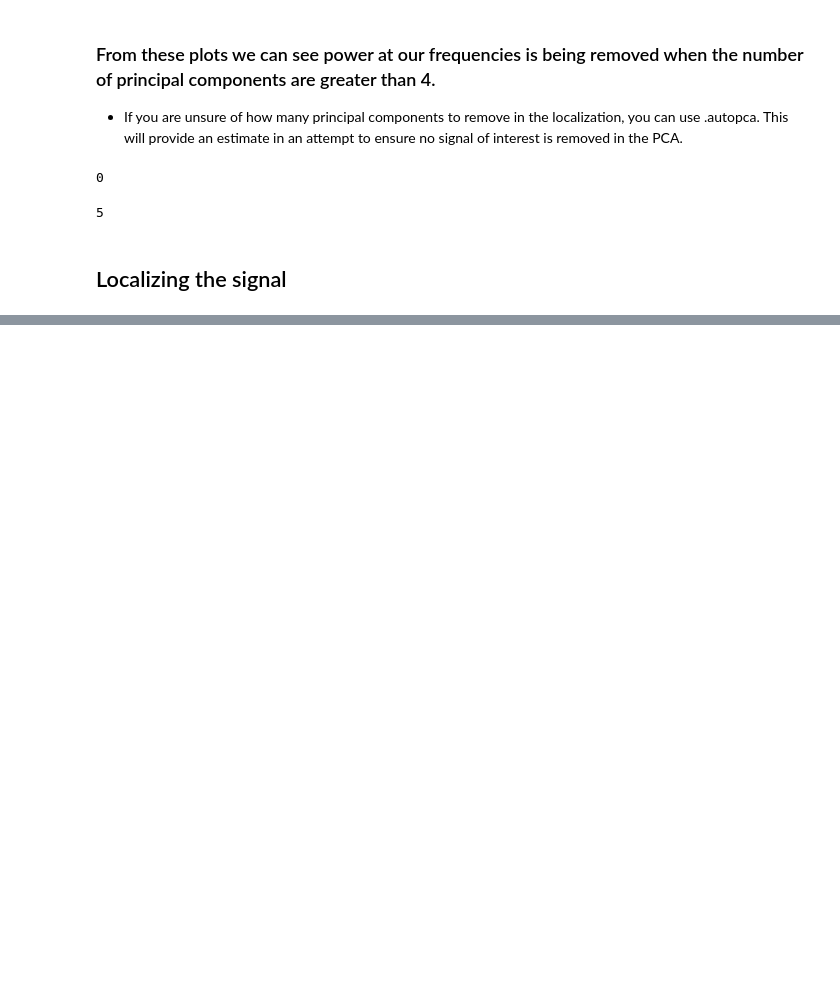
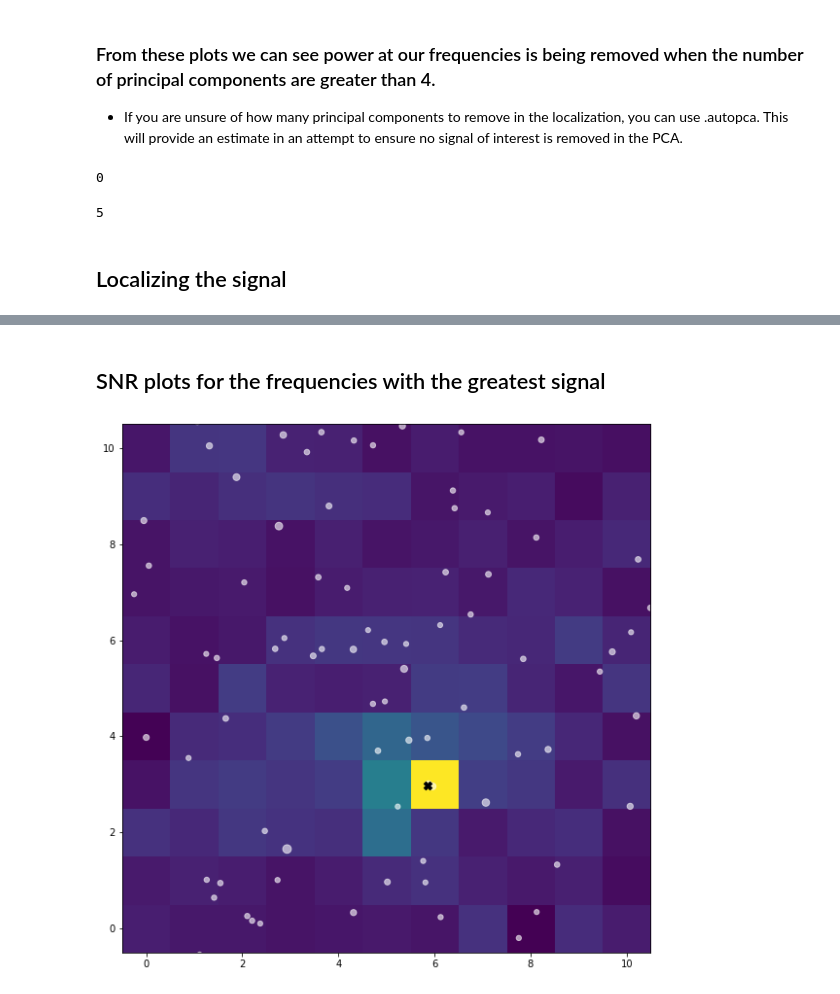
Before and after one commit to Higgins00/TESS-Localize, a Jupyter notebook: examples/TESS_WD_example.ipynb, the cells around one changed output, grey strips where cells are left out. Drawn from its saved outputs; the diff is of its cells as text; code cells hidden in the pictures; blank space fills up the shorter version.

Commit message:
fixed likelihood bug and model plot bug

```diff
--- a/examples/TESS_WD_example.ipynb
+++ b/examples/TESS_WD_example.ipynb
@@ -95 +95,7 @@ high.info()
 [figure]
+# %% [markdown]
+## SNR plots for the frequencies with the greatest signal
+# %%
+low.plot(frequencylist_index=2,method='snr')
+# %% [output]
+[figure, added]
```
Also changed, not shown: parts of 5 cells of this notebook, 2 other files.
